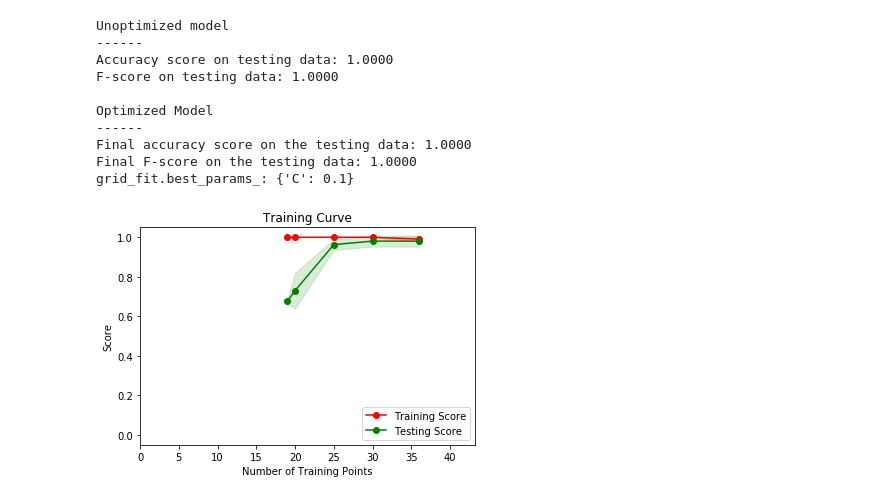
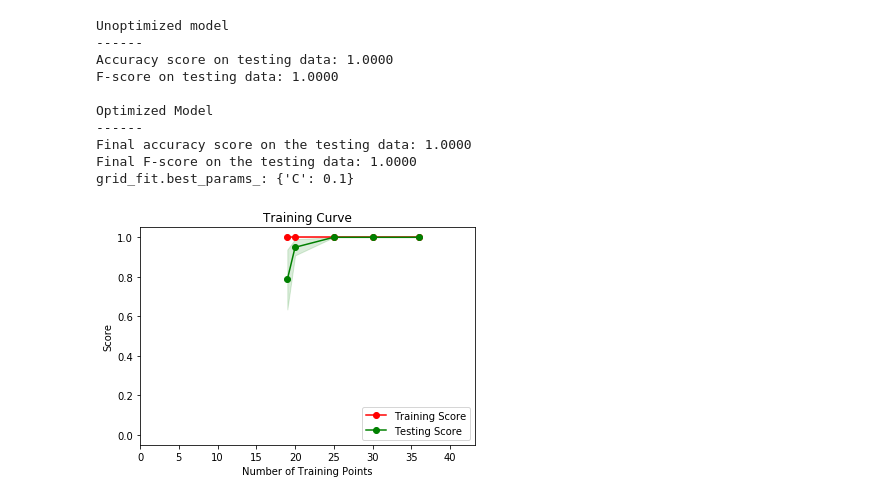
Before and after one commit to AntalBerenyi/SVM, a Jupyter notebook: Notebooks/Predict mTOR inhibitor Mechanism-Copy1.ipynb, the cells around one changed output. Cells and saved outputs as stored; diff of their text form; code cells hidden in the pictures.

```diff
--- a/Notebooks/Predict mTOR inhibitor Mechanism-Copy1.ipynb
+++ b/Notebooks/Predict mTOR inhibitor Mechanism-Copy1.ipynb
@@ -256,14 +256,14 @@ import sklearn.model_selection as curves
 import matplotlib.pyplot as plt
 
 
-K = 5
+K = 2
 data_size = random_profile_number + len(pos_class)
 
 ts_min = (len(neg_class) + 1) / K
 
 
-cv = StratifiedKFold(n_splits=K, shuffle=False, random_state=42)
-train_sizes=[19, 20, 25, 30, 36]
+cv = StratifiedKFold(n_splits=3, shuffle=False, random_state=42)
+train_sizes=[ 19, 20, 25, 30, 36]
 #train_sizes=[19, 20, 25, 30, 36, 100, 200, 229]
 
 
@@ -276,31 +276,31 @@ sizes, train_scores, test_scores = curves.learning_curve(best_clf, X, Y,
                                                          scoring = 'f1')
 
 # Find the mean and standard deviation for smoothing
 train_std = np.std(train_scores, axis = 1)
 train_mean = np.mean(train_scores, axis = 1)
 test_std = np.std(test_scores, axis = 1)
 test_mean = np.mean(test_scores, axis = 1)
 
 
 # Subplot the learning curve
 ax = plt.subplot()
 ax.plot(sizes, train_mean, 'o-', color = 'r', label = 'Training Score')
 ax.plot(sizes, test_mean, 'o-', color = 'g', label = 'Testing Score')
 ax.fill_between(sizes, train_mean - train_std, \
     train_mean + train_std, alpha = 0.15, color = 'r')
 ax.fill_between(sizes, test_mean - test_std, \
     test_mean + test_std, alpha = 0.15, color = 'g')
 
 # Labels
 ax.set_title('Training Curve')
 ax.set_xlabel('Number of Training Points')
 ax.set_ylabel('Score')
 ax.set_xlim([0, X.shape[0]*0.8])
 ax.set_ylim([-0.05, 1.05])
 
 # Visual aesthetics
 plt.legend(loc = 'lower right')
 plt.ylim([-0.05,1.05])
 plt.show()
 # %% [output]
-[figure, old version]
+[figure, new version]
```
Also changed, not shown: parts of 3 cells of this notebook, 13 other files.
